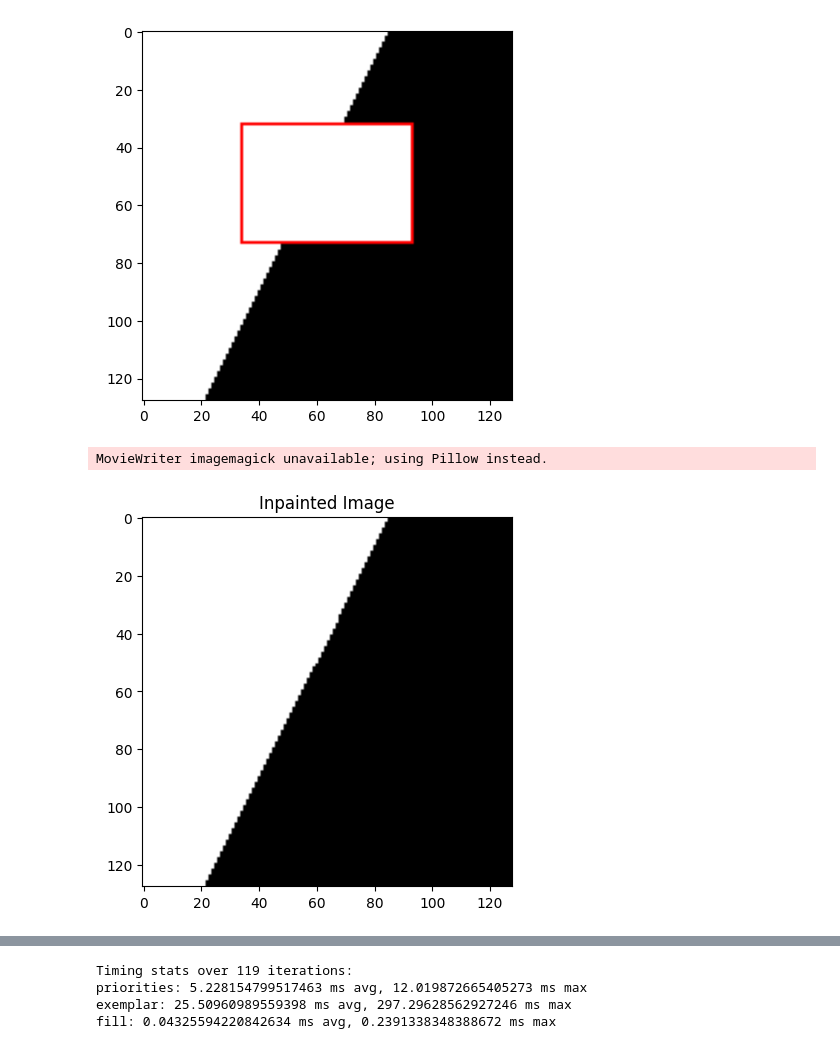
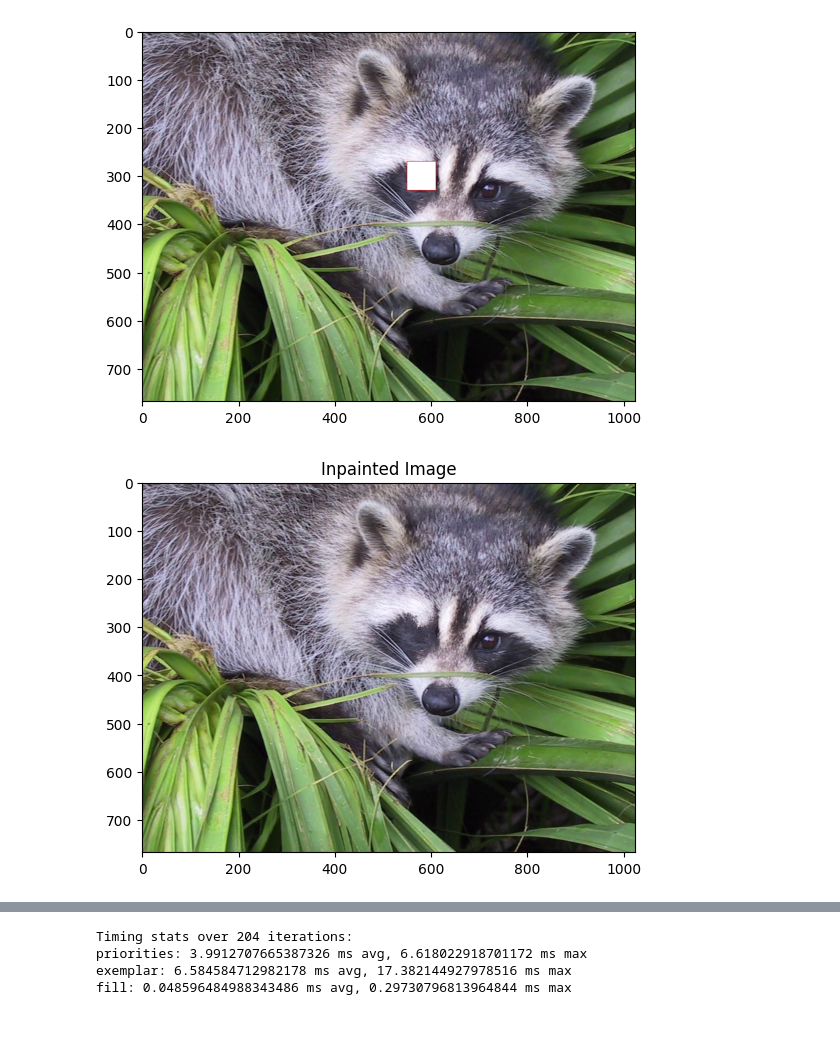
Before and after one commit to micahreich/patch-match, a Jupyter notebook: sequential/object-removal.ipynb, the cells around one changed output, grey strips where cells are left out. Cells and saved outputs as stored; diff of their text form; code cells hidden in the pictures.

```diff
--- a/sequential/object-removal.ipynb
+++ b/sequential/object-removal.ipynb
@@ -20,18 +20,15 @@ SOBEL_X = np.array([
     [-1, 0, 1],
     [-2, 0, 2],
     [-1, 0, 1],
-])
+])[:, :, np.newaxis]
 
 SOBEL_Y = np.array([
     [1, 2, 1],
     [0, 0, 0],
     [-1, -2, -1],
-])
+])[:, :, np.newaxis]
 
 def grad(img_pt):
-    assert img_pt.shape == SOBEL_X.shape
-
-    yh, xh = 1, 1
     grad_x = np.sum(img_pt * SOBEL_X)
     grad_y = np.sum(img_pt * SOBEL_Y)
 
@@ -44,6 +41,3 @@ def grad(img_pt):
         unit_grad = gradient
 
     return unit_grad, norm
-
-ascent = datasets.ascent().astype('int32')
-plt.imshow(ascent, cmap='gray')
@@ -130,26 +99,32 @@ array([0, 0])
 def overlay_mask_image(mask_with_boundary, image, pxs=[], show=True):
     mask_integer = mask_with_boundary.array.astype(np.uint8)
     mask_array = 255 * np.stack((mask_integer,) * 3, axis=-1)
-    rgb_image = np.stack((image,) * 3, axis=-1)
+
+    # Check if the image is grayscale (HxWx1) or RGB (HxWx3)
+    if image.shape[-1] == 1:  # Grayscale
+        rgb_image = np.stack((image.squeeze(),) * 3, axis=-1)  # Remove the last dimension and stack
+    else:  # RGB
+        rgb_image = np.copy(image)  # Make a copy of the image
 
     for (i, j) in pxs:
         rgb_image[i, j] = np.array([0, 0, 255])
 
     # Blend the image and the mask
-    all_mask_pixels = [(i, j) for i in range(mask.shape[0]) for j in range(mask.shape[1]) if not mask[i, j]]
+    all_mask_pixels = [(i, j) for i in range(mask_array.shape[0]) for j in range(mask_array.shape[1]) if not mask_with_boundary[i, j]]
     interior_rows = [r for (r, _) in all_mask_pixels]
     interior_cols = [c for (_, c) in all_mask_pixels]
     rgb_image[interior_rows, interior_cols] = [255, 255, 255]
 
-    bounday_pixels = list(mask_with_boundary.boundary_pixels)
-    boundary_rows = [r for (r, _) in bounday_pixels]
-    boundary_cols = [c for (_, c) in bounday_pixels]
+    boundary_pixels = list(mask_with_boundary.boundary_pixels)
+    boundary_rows = [r for (r, _) in boundary_pixels]
+    boundary_cols = [c for (_, c) in boundary_pixels]
     rgb_image[boundary_rows, boundary_cols] = [255, 0, 0]
 
     if show:
         plt.imshow(rgb_image.astype(np.uint32))
         plt.show()
-    else: return rgb_image.astype(np.uint32)
+    else:
+        return rgb_image.astype(np.uint32)
 # %%
 class ObjectRemove:
     def __init__(self, patch_size, image):
@@ -336,21 +324,23 @@ class ObjectRemove:
         for x in timing_specs:
             print(f"{x}: {timing_specs[x][0] / n_iters * 1e3} ms avg, {timing_specs[x][1] * 1e3} ms max")
 # %%
-image = 255 * np.ones((128, 128), dtype=int)
-for i in range(mask.shape[0]):
-    for j in range(mask.shape[1]):
-        if (i + 2 * j >= 170):
-            image[i, j] = 0
+# image = (255 * np.ones((128, 128), dtype=int)).reshape((128, 128, -1))
+# for i in range(image.shape[0]):
+#     for j in range(image.shape[1]):
+#         if (i + 2 * j >= 170):
+#             image[i, j] = 0
 
-mask = np.ones((128, 128), dtype=bool)
-mask[32:74, 34:94] = False
+image = datasets.face().astype('int32')
+
+mask = np.ones((image.shape[0], image.shape[1]), dtype=bool)
+box_w, box_h = 60, 60
+mask[300-box_h//2 : 300+box_h//2+1, 580-box_w//2 : 580+box_w//2+1] = False
 mask_with_boundary = MaskWithBoundary(mask)
 
 overlay_mask_image(mask_with_boundary, image)
 
 objrem = ObjectRemove(PATCH_SIZE, image)
 objrem.fill_region(mask_with_boundary)
 # %% [output]
-[figure, old version]
+[figure, new version]
-MovieWriter imagemagick unavailable; using Pillow instead.
-[figure, old version]
+[figure, new version]
@@ -358,4 +348,4 @@ MovieWriter imagemagick unavailable; using Pillow instead.
-Timing stats over 119 iterations:
-priorities: 5.228154799517463 ms avg, 12.019872665405273 ms max
-exemplar: 25.50960989559398 ms avg, 297.29628562927246 ms max
-fill: 0.04325594220842634 ms avg, 0.2391338348388672 ms max
+Timing stats over 204 iterations:
+priorities: 3.9912707665387326 ms avg, 6.618022918701172 ms max
+exemplar: 6.584584712982178 ms avg, 17.382144927978516 ms max
+fill: 0.048596484988343486 ms avg, 0.29730796813964844 ms max
```
Also changed, not shown: parts of 4 cells of this notebook, 5 other files.
